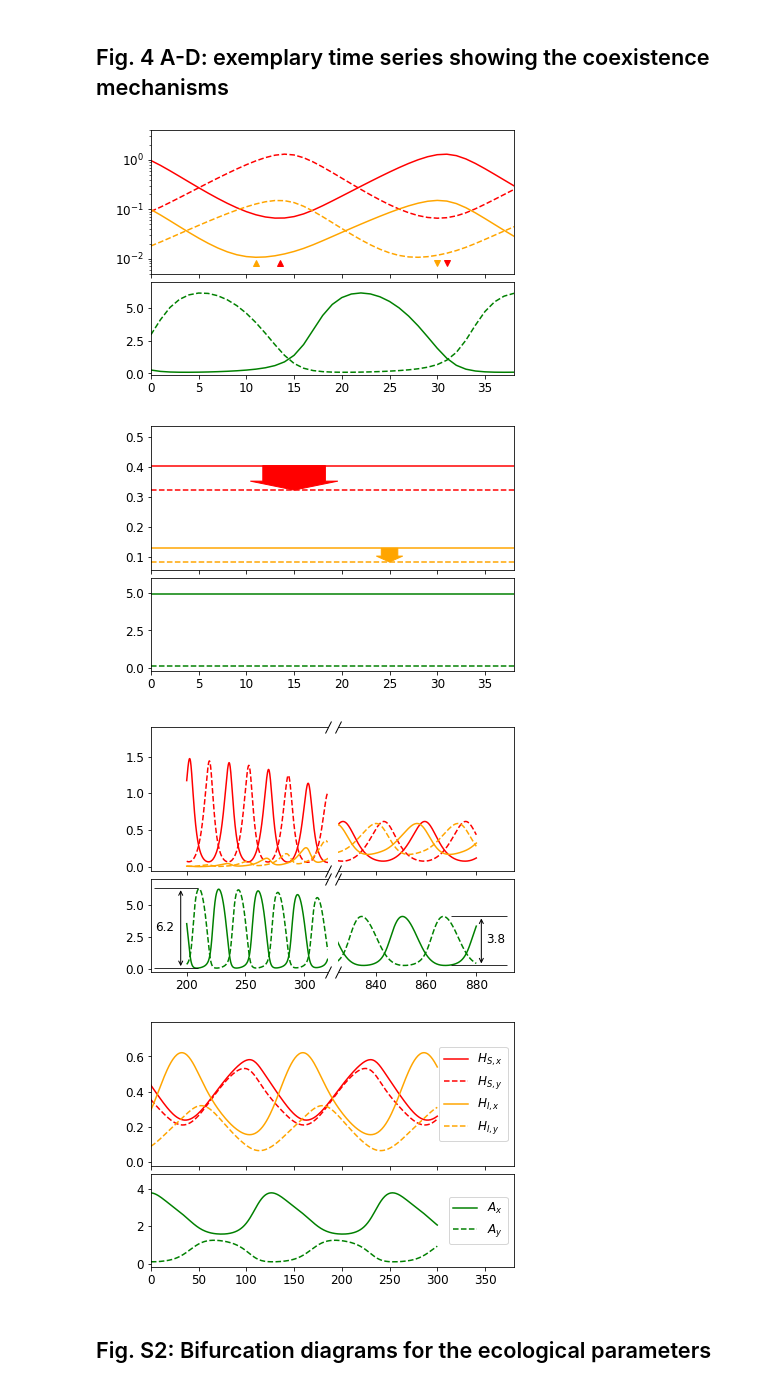
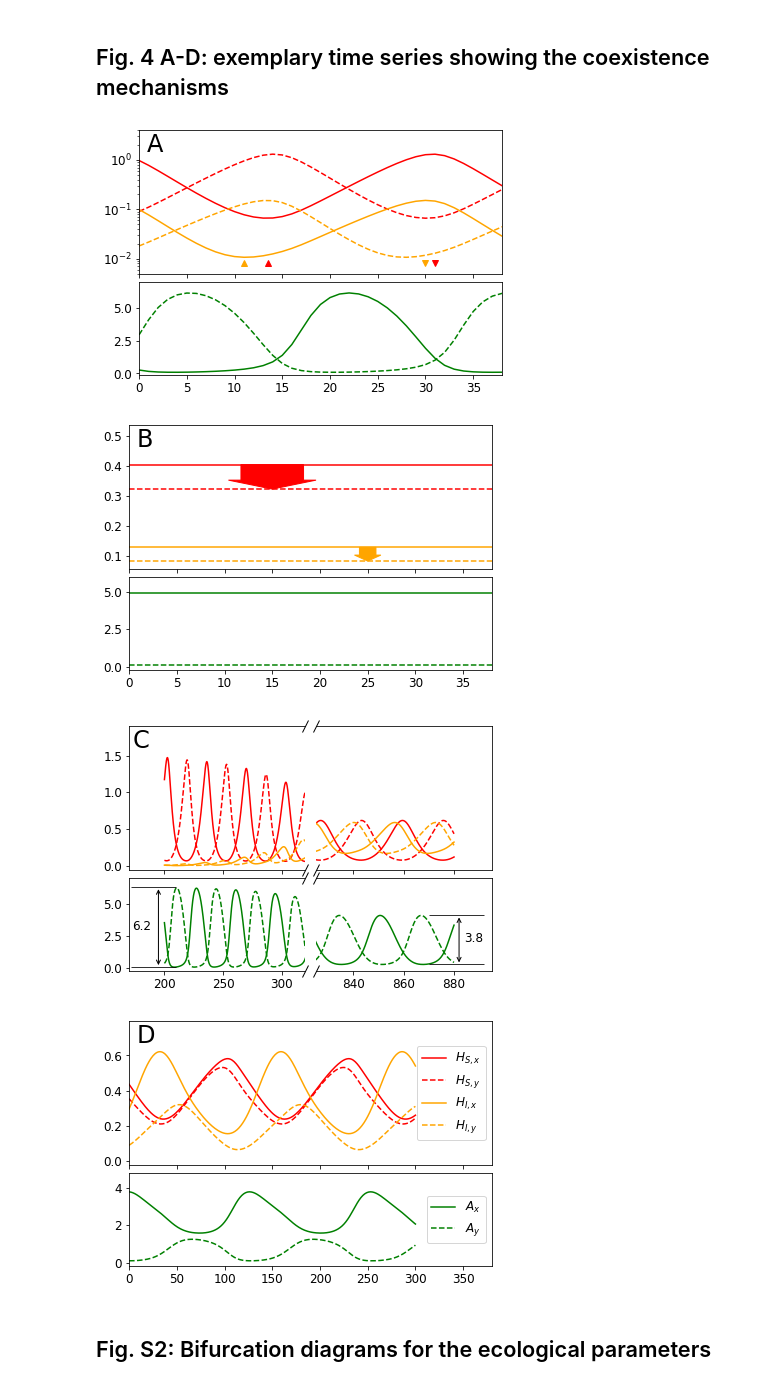
Before and after one commit to FelixNoessler/manuscript_turing_patterns, a Jupyter notebook: supporting_figures.ipynb, the cells around one changed output. Drawn from its saved outputs; the diff is of its cells as text; code cells hidden in the pictures.

Commit message:
update scripts for final revision

```diff
--- a/supporting_figures.ipynb
+++ b/supporting_figures.ipynb
@@ -209,8 +209,6 @@ ax1.set_yscale('log')
 ax1.axes.xaxis.set_ticklabels([])
 ax1.tick_params(axis='y', which='major', labelsize=12)
 
-ax1.text(-5.0, 1.5, '1', fontsize=16,color='white')
-
 ax2.plot(t-9950,X_BH[:,2],'g-',label=r'$A_x$')
 ax2.plot(t-9950,X_BH[:,3],'g--',label=r'$A_y$')
 
@@ -218,7 +216,8 @@ ax2.set_ylim(-0.1,7)
 ax2.set_xlim(0,38)
 
 ax2.tick_params(axis='both', which='major', labelsize=12);
-plt.savefig('revision_figures/Figure_4A.png',dpi=300)
+ax1.text(.02, .98, 'A', ha='left', va='top', transform=ax1.transAxes,fontsize=24)
+plt.savefig('Figure_4A.png',dpi=400)
 
 # B
 plt.figure(figsize=(6.5,4.5))
@@ -238,8 +237,6 @@ ax1.set_xlim(0,38)
 ax1.axes.xaxis.set_ticklabels([])
 ax1.tick_params(axis='y', which='major', labelsize=12)
 
-ax1.text(-5.0, 0.5, '1', fontsize=16,color='white')
-
 ax2.plot(t-9940,X_MD[:,2],'g-',label=r'$A_x$')
 ax2.plot(t-9940,X_MD[:,3],'g--',label=r'$A_y$')
 
@@ -247,7 +244,8 @@ ax2.set_xlim(0,38)
 ax2.set_ylim(-0.2,6)
 
 ax2.tick_params(axis='both', which='major', labelsize=12);
-plt.savefig('revision_figures/Figure_4B.png',dpi=300)
+ax1.text(.02, .98, 'B', ha='left', va='top', transform=ax1.transAxes,fontsize=24)
+plt.savefig('Figure_4B.png',dpi=400)
 
 #C
 plt.figure(figsize=(6.5,4.5))
@@ -314,46 +312,44 @@ ax2.plot([0, 0], [0, 1], transform=ax2.transAxes, **kwargs)
 ax3.plot([1, 1], [1, 0], transform=ax3.transAxes, **kwargs)
 ax4.plot([0, 0], [0, 1], transform=ax4.transAxes, **kwargs)
 
-ax1.text(129, 0.5, '1', fontsize=16,color='white')
 ax1.tick_params(axis='y', which='major', labelsize=12);
 ax3.tick_params(axis='both', which='major', labelsize=12);
 ax4.tick_params(axis='x', which='major', labelsize=12);
-
-plt.savefig('revision_figures/Figure_4C.png',dpi=300)
+ax1.text(.02, .98, 'C', ha='left', va='top', transform=ax1.transAxes,fontsize=24)
+plt.savefig('Figure_4C.png',dpi=400)
 
 
 # D
 plt.figure(figsize=(6.5,4.5))
 
 ax1 = plt.subplot2grid((5,1),(0,0),rowspan=3)
 ax2 = plt.subplot2grid((5,1),(3,0),rowspan=2)
 
 ax1.plot(t-9700,X_MM[:,4],'r-',label=r'$H_{S,x}$')
 ax1.plot(t-9700,X_MM[:,5],'r--',label=r'$H_{S,y}$')
 ax1.plot(t-9700,X_MM[:,6],'-',color='orange',label=r'$H_{I,x}$')
 ax1.plot(t-9700,X_MM[:,7],'--',color='orange',label=r'$H_{I,y}$')
 
 ax1.set_ylim(-0.02,0.795)
 ax1.set_xlim(0,380)
-ax1.text(-50, 0.3, '1', fontsize=16,color='white')
 ax1.axes.xaxis.set_ticklabels([])
 ax1.tick_params(axis='y', which='major', labelsize=12);
 ax2.tick_params(axis='both', which='major', labelsize=12);
 
 ax2.plot(t-9700,X_MM[:,2],'g-',label=r'$A_x$')
 ax2.plot(t-9700,X_MM[:,3],'g--',label=r'$A_y$')
 
 ax2.set_xlim(0,380)
 
 ax1.legend(fontsize=12,loc = 5)
 ax2.legend(fontsize=12,loc = 5)
-
-plt.savefig('revision_figures/Figure_4D.png',dpi=300)
+ax1.text(.02, .98, 'D', ha='left', va='top', transform=ax1.transAxes,fontsize=24)
+plt.savefig('Figure_4D.png',dpi=400)
 # %% [output]
-[figure, old version]
+[figure, new version]
-[figure, old version]
+[figure, new version]
-[figure, old version]
+[figure, new version]
-[figure, old version]
+[figure, new version]
 # %% [markdown]
 ## Fig. S2: Bifurcation diagrams for the ecological parameters
 # %%
```
Also changed, not shown: parts of 7 cells of this notebook, 14 other files.
